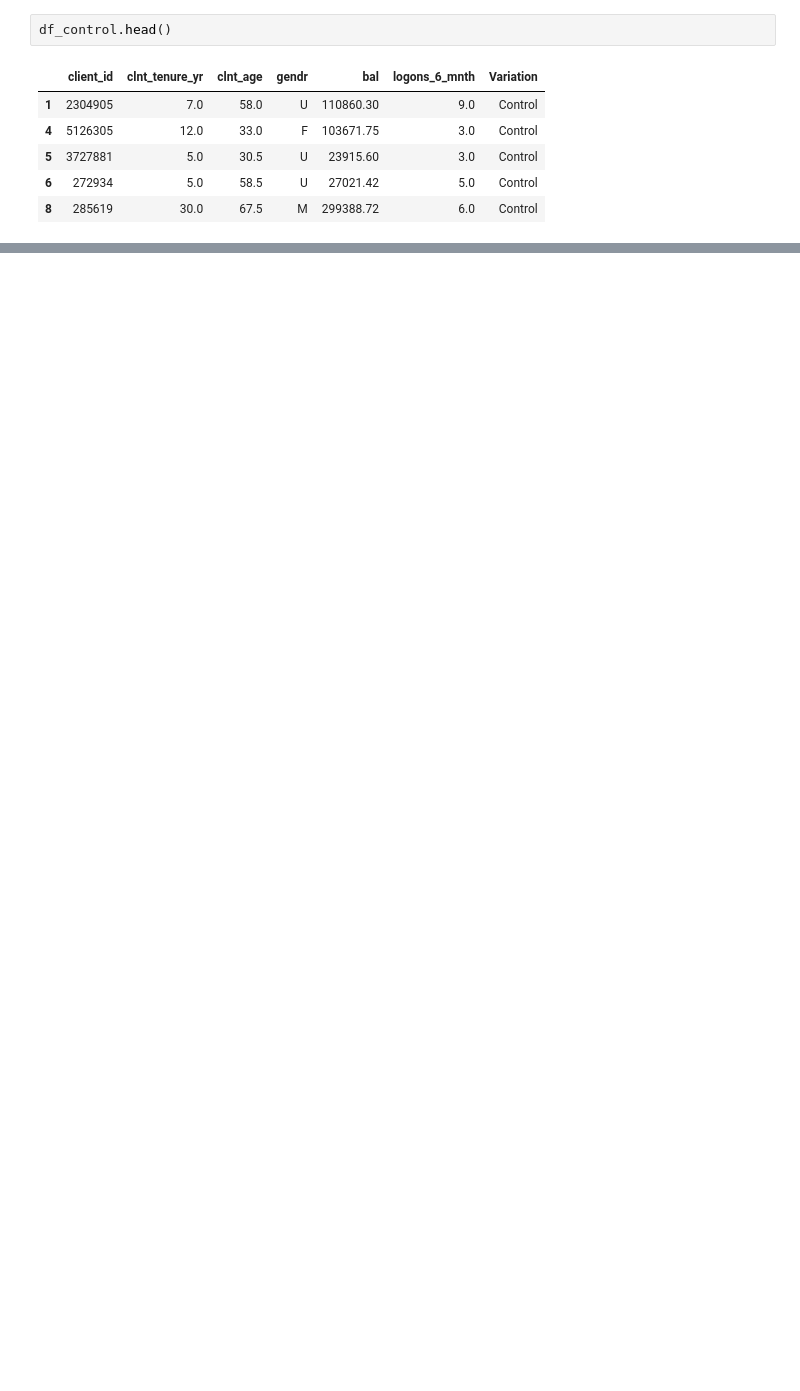
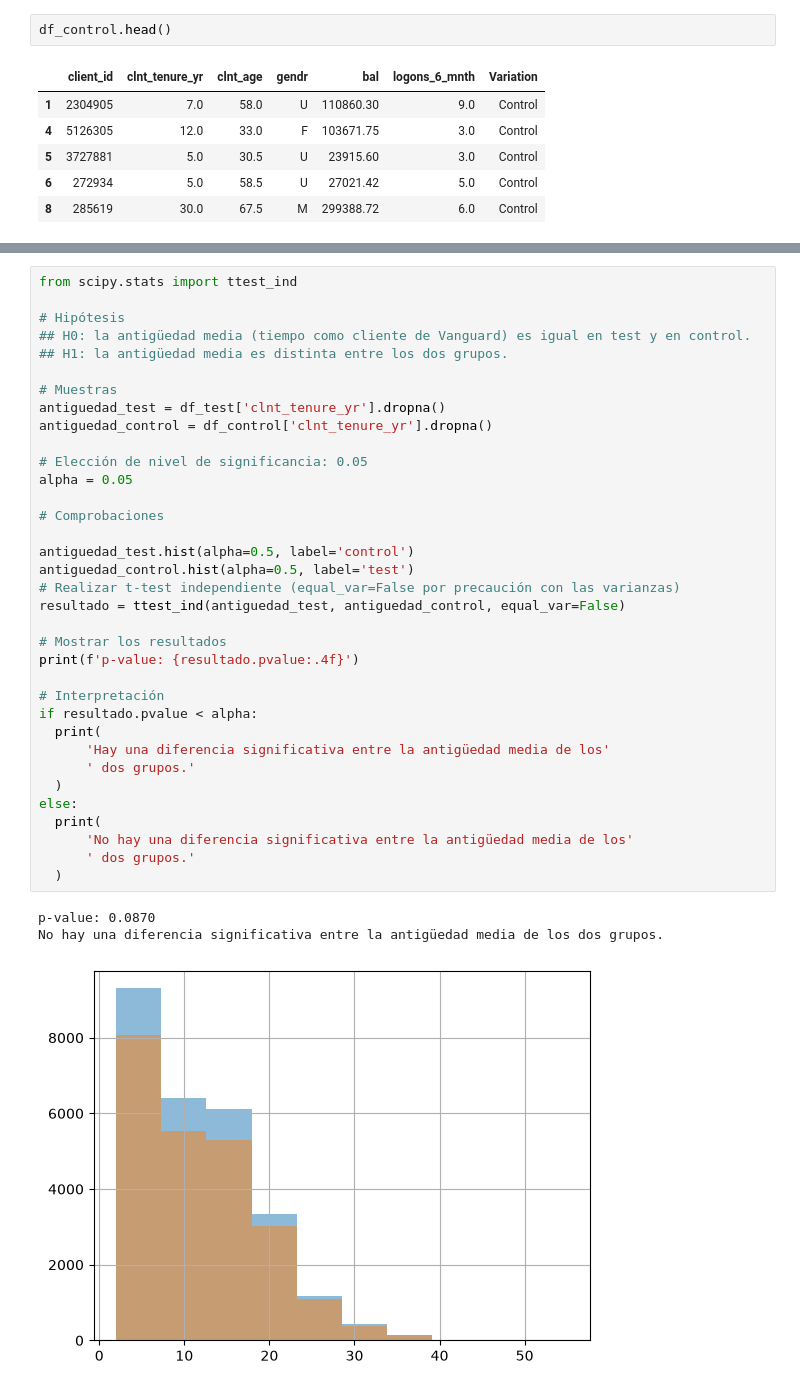
Before and after one commit to walnertpadron18/Proyecto3Tableu, a Jupyter notebook: prueba2walnert.ipynb, the cells around one changed output, grey strips where cells are left out. Saved outputs shown, nothing was run; the diff lists cells and outputs as text; blank space fills up the shorter version.

```diff
--- a/prueba2walnert.ipynb
+++ b/prueba2walnert.ipynb
@@ -191,0 +258,39 @@ df_control.head()
+# %%
+from scipy.stats import ttest_ind
+
+# Hipótesis
+## H0: la antigüedad media (tiempo como cliente de Vanguard) es igual en test y en control.
+## H1: la antigüedad media es distinta entre los dos grupos.
+
+# Muestras
+antiguedad_test = df_test['clnt_tenure_yr'].dropna()
+antiguedad_control = df_control['clnt_tenure_yr'].dropna()
+
+# Elección de nivel de significancia: 0.05
+alpha = 0.05
+
+# Comprobaciones
+
+antiguedad_test.hist(alpha=0.5, label='control')
+antiguedad_control.hist(alpha=0.5, label='test')
+# Realizar t-test independiente (equal_var=False por precaución con las varianzas)
+resultado = ttest_ind(antiguedad_test, antiguedad_control, equal_var=False)
+
+# Mostrar los resultados
+print(f'p-value: {resultado.pvalue:.4f}')
+
+# Interpretación
+if resultado.pvalue < alpha:
+  print(
+      'Hay una diferencia significativa entre la antigüedad media de los'
+      ' dos grupos.'
+  )
+else:
+  print(
+      'No hay una diferencia significativa entre la antigüedad media de los'
+      ' dos grupos.'
+  )
+# %% [output]
+p-value: 0.0870
+No hay una diferencia significativa entre la antigüedad media de los dos grupos.
+[figure, added]
```
Also changed, not shown: parts of 14 cells of this notebook.
